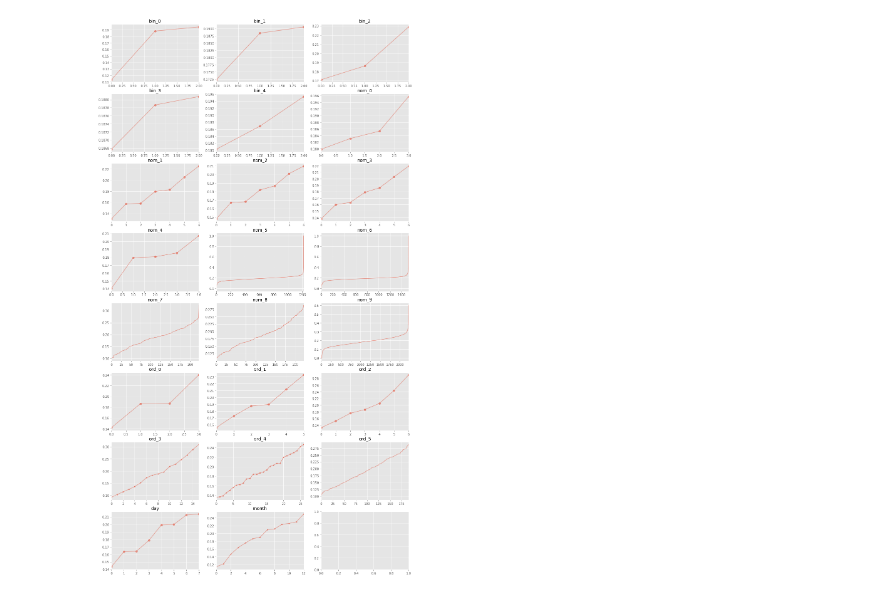
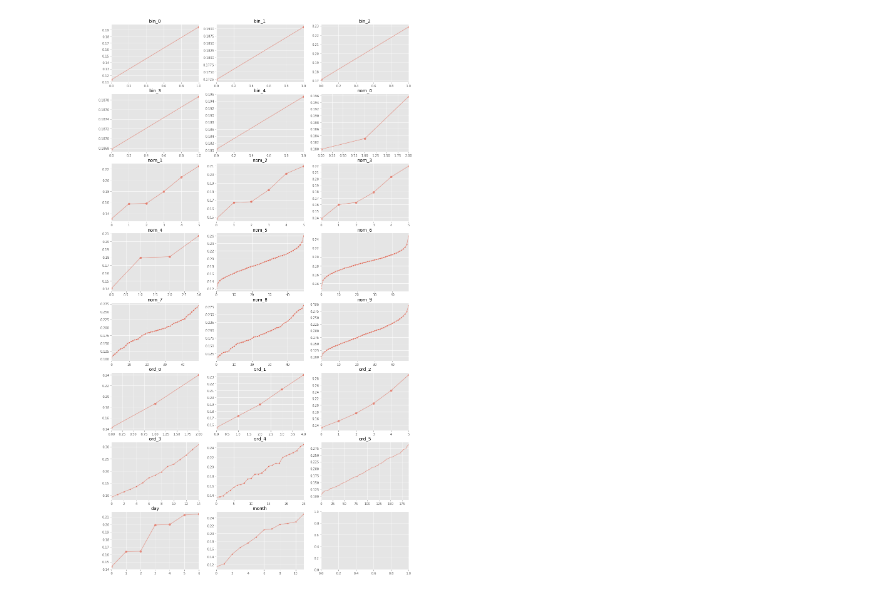
Before and after one commit to viktorsapozhok/cafeen, a Jupyter notebook: notebooks/4_grouped_features.ipynb, the cells around one changed output. Cells and saved outputs as stored; diff of their text form; code cells hidden in the pictures.

```diff
--- a/notebooks/4_grouped_features.ipynb
+++ b/notebooks/4_grouped_features.ipynb
@@ -40,23 +13,29 @@ for col in obj_cols:
+# %%
+train = utils.read_data(test=False)
+# %%
+train = utils.encode_ordinal_features(train, utils.get_features(train.columns))
+# %%
+train = utils.group_features(train, ['nom_' + str(i) for i in range(5,10)], 50)
 # %%
-features = [col for col in train.columns if col not in ['id', 'target']]
+features = utils.get_features(train.columns)
 ncols = 3
 nrows = int(np.ceil(len(features) / ncols))
 fig, ax = plt.subplots(nrows, ncols, figsize=(17,nrows * 4))
 
 for i in range(nrows):
     for j in range(ncols):
         fid = ncols * i + j
 
         if fid < len(features):
             if train[features[fid]].nunique() <= 10:
                 train.groupby(features[fid])['target'].mean().sort_values().reset_index(drop=True).plot(
                     ax=ax[i, j], alpha=0.5, title=features[fid], marker='o')
             elif train[features[fid]].nunique() <= 50:
                 train.groupby(features[fid])['target'].mean().sort_values().reset_index(drop=True).plot(
                     ax=ax[i, j], alpha=0.5, title=features[fid], marker='.')
             else:
                 train.groupby(features[fid])['target'].mean().sort_values().reset_index(drop=True).plot(
                     ax=ax[i, j], alpha=0.5, title=features[fid])
             ax[i, j].set_xlabel('')
 # %% [output]
-[figure, old version]
+[figure, new version]
```
Also changed, not shown: parts of 3 cells of this notebook, 5 other files.
